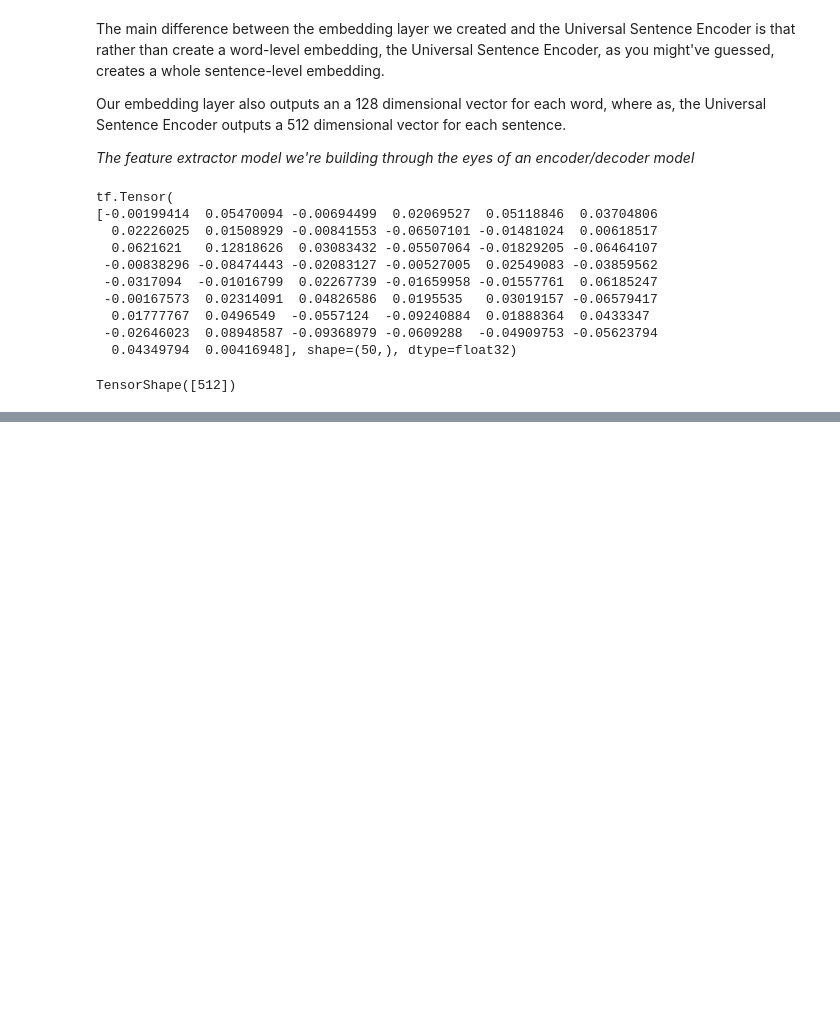
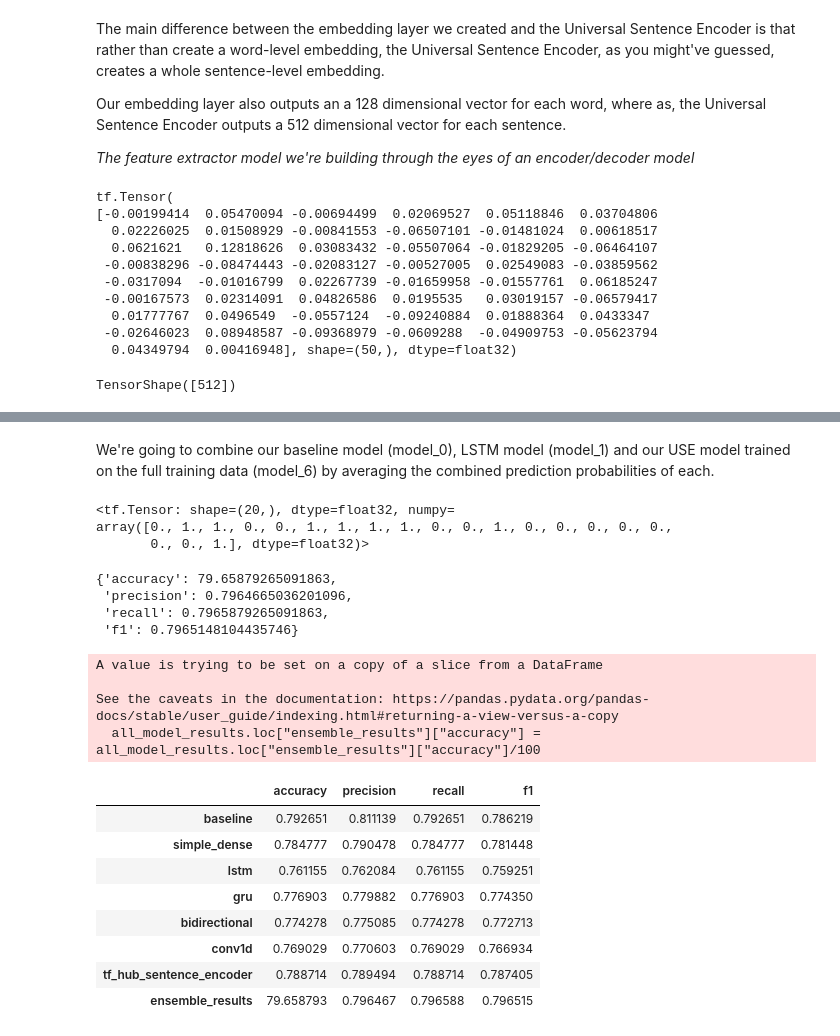
Before and after one commit to NITIN9694/TensorFlow-Learning, a Jupyter notebook: 09_NLP_in_tensorflow_.ipynb, the cells around one changed output, grey strips where cells are left out. Cells and saved outputs as stored; diff of their text form; code cells hidden in the pictures; blank space fills up the shorter version.

```diff
--- a/09_NLP_in_tensorflow_.ipynb
+++ b/09_NLP_in_tensorflow_.ipynb
@@ -1027,0 +1186,45 @@ ValueError: Only instances of `keras.Layer` can be added to a Sequential model.
+# %% [markdown]
+We're going to combine our baseline model (model_0), LSTM model (model_1) and our USE model trained on the full training data (model_6) by averaging the combined prediction probabilities of each.
+# %%
+# Get mean pred probs for 3 models
+import numpy as np
+base_line_pred_prob = np.max(model_0.predict_proba(val_sentences), axis=1)
+combined_pred_probs = base_line_pred_prob + tf.squeeze(model_1_pred_probs, axis=1) + tf.squeeze(model_6.pred_prob)
+combined_preds = tf.round(combined_pred_probs/3) # average and round the prediction probabilities to get prediction classes
+combined_preds[:20]
+# %% [output]
+<tf.Tensor: shape=(20,), dtype=float32, numpy=
+array([0., 1., 1., 0., 0., 1., 1., 1., 1., 0., 0., 1., 0., 0., 0., 0., 0.,
+       0., 0., 1.], dtype=float32)>
+# %%
+# Calculate results from averaging the prediction probabilities
+ensemble_results = calculate_results(val_labels, combined_preds)
+ensemble_results
+# %% [output]
+{'accuracy': 79.65879265091863,
+ 'precision': 0.7964665036201096,
+ 'recall': 0.7965879265091863,
+ 'f1': 0.7965148104435746}
+# %%
+# Add our combined model's results to the results DataFrame
+all_model_results.loc["ensemble_results"] = ensemble_results
+# %%
+# Convert the accuracy to the same scale as the rest of the results
+all_model_results.loc["ensemble_results"]["accuracy"] = all_model_results.loc["ensemble_results"]["accuracy"]/100
+# %% [output]
+A value is trying to be set on a copy of a slice from a DataFrame
+
+See the caveats in the documentation: https://pandas.pydata.org/pandas-docs/stable/user_guide/indexing.html#returning-a-view-versus-a-copy
+  all_model_results.loc["ensemble_results"]["accuracy"] = all_model_results.loc["ensemble_results"]["accuracy"]/100
+# %%
+all_model_results
+# %% [output]
+|  | accuracy | precision | recall | f1 |
+| baseline | 0.792651 | 0.811139 | 0.792651 | 0.786219 |
+| simple_dense | 0.784777 | 0.790478 | 0.784777 | 0.781448 |
+| lstm | 0.761155 | 0.762084 | 0.761155 | 0.759251 |
+| gru | 0.776903 | 0.779882 | 0.776903 | 0.774350 |
+| bidirectional | 0.774278 | 0.775085 | 0.774278 | 0.772713 |
+| conv1d | 0.769029 | 0.770603 | 0.769029 | 0.766934 |
+| tf_hub_sentence_encoder | 0.788714 | 0.789494 | 0.788714 | 0.787405 |
+| ensemble_results | 79.658793 | 0.796467 | 0.796588 | 0.796515 |
```
Also changed, not shown: parts of 40 cells of this notebook.
